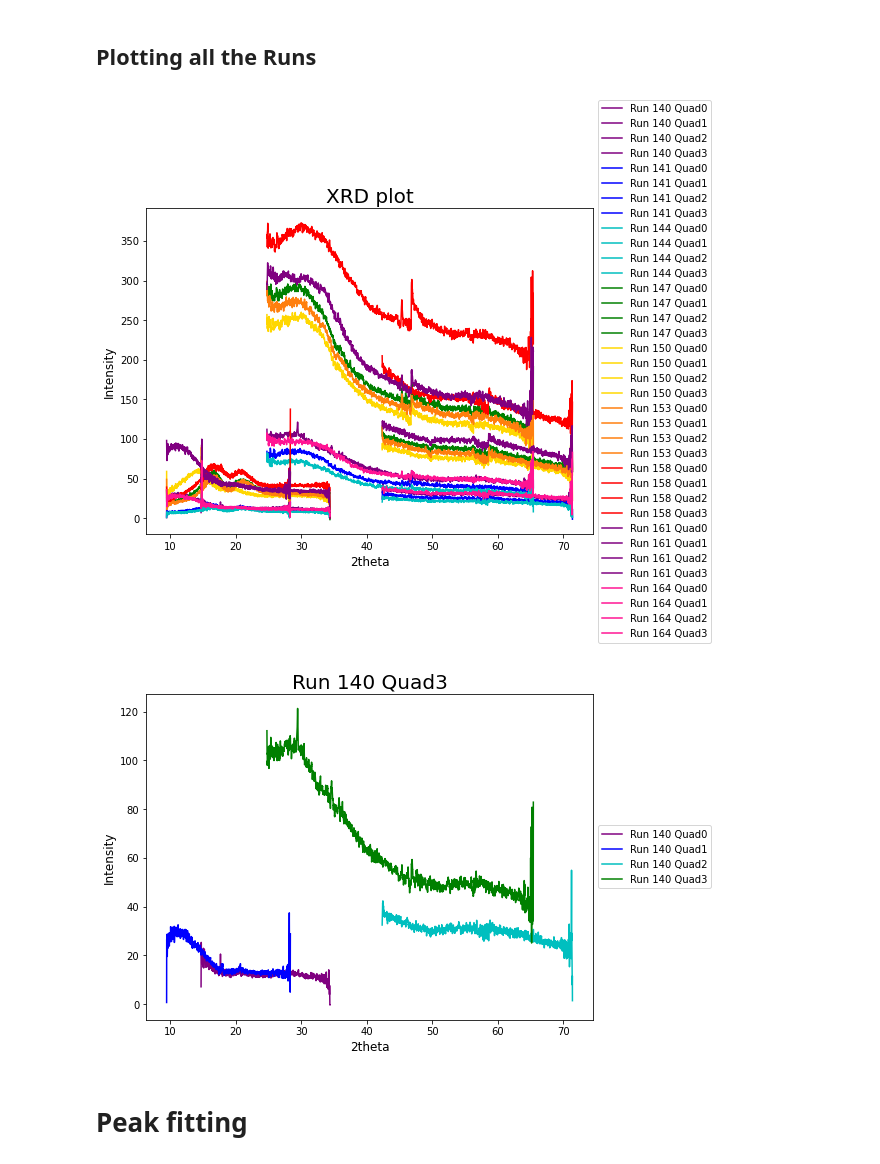
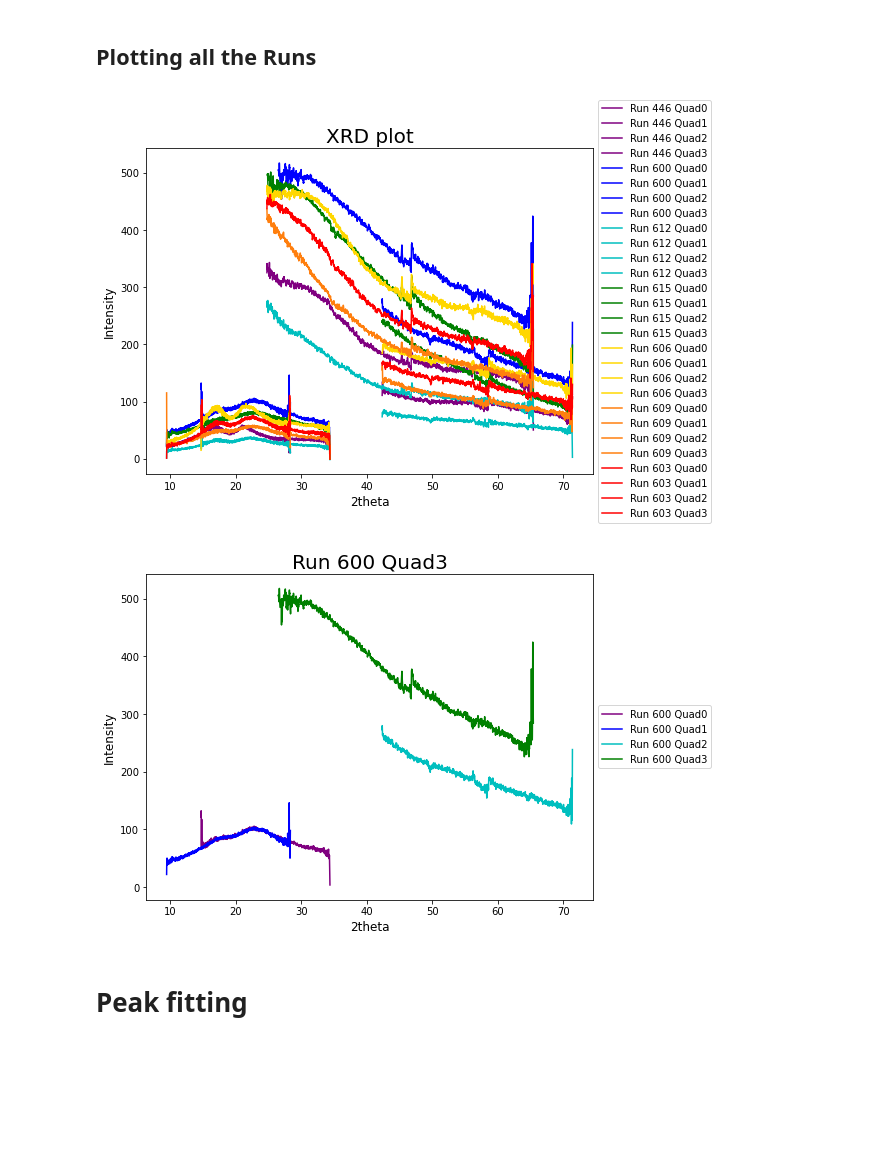
Before and after one commit to meeramadhavi/MEC_XRD_VISAR, a Jupyter notebook: Azimuthal_integration_Meera.ipynb, the cells around one changed output. Cells and saved outputs as stored; diff of their text form; code cells hidden in the pictures; blank space fills up the shorter version.

```diff
--- a/Azimuthal_integration_Meera.ipynb
+++ b/Azimuthal_integration_Meera.ipynb
@@ -71,7 +71,8 @@ else:
 #Runs = [140, 143, 146]#, 149, 152, 157, 160, 163, 166, 169, 173, 176, 182, 185, 179, 237, 240, 243, 249, 252, 255, 260, 263, 270, 273, 276, 282, 285, 288, 291, 294, 297, 300, 305, 311, 313, 316, 319, 327, 330, 336, 333, 339]
 #Runs = [139, 140, 142, 143, 145, 146, 148, 149, 151, 152, 157, 159, 160, 162, 163, 165, 166, 168, 169, 172, 173, 175, 176, 178, 181, 182, 184, 185, 179, 234, 237, 239, 240, 242, 243, 248, 249, 251, 252, 254, 255, 259, 260, 262, 263, 269, 270, 272, 273, 275, 276, 281, 282, 284, 284, 285, 287, 288, 290, 291, 293, 294, 296, 297, 299, 300, 302, 304, 305, 307, 310, 311, 312, 313, 315, 316, 318, 319, 326, 327, 329,  330, 335,  336, 332, 333, 338, 339]
 #Runs = [ 140, 141, 144, 147, 150, 153, 158, 161, 164] #, 141, 144, 147, 150, 153, 158, 161, 164, 419, 446, 460, 600, 612, 615] # what is wrong with 150?
-Runs = [ 413, 416, 419, 422, 425, 428, 431, 434, 437]
+#Runs = [ 413, 416, 419, 422, 425, 428, 431, 434, 437]
+Runs = [ 446, 600, 612, 615, 606, 609, 603]
 #Runs = [218, 219]#, 448, 449, 539, 540, 541]#, 67, 70, 88, 116, 117, 118, 127, 128, 129]
 dark_run = [124]
 #Runs = [249, 250, 244]
@@ -814,36 +813,36 @@ for i, _ in enumerate(Runs):
     for j, _ in enumerate(Quads):
         x = Int_1D_results['Run ' + str(Runs[i])]['Quad' + str(j)][0]
         y = Int_1D_results['Run ' +str(Runs[i])]['Quad' + str(j) ][1]
         plt.plot(x, y, label = 'Run ' + str(Runs[i])+ ' Quad' + str(j), color = clr[i])
 
 plt.xlabel('2theta', fontsize = 12)
 plt.ylabel('Intensity', fontsize = 12)
 plt.title('XRD plot', fontsize = 20)
 #plt.ylim([0, 50])
 plt.legend()
 plt.legend(loc='center left', bbox_to_anchor=(1, 0.5))
 plt.show()
 
 plt.figure()
-i =0
+i =1
 for j, _ in enumerate(Quads):
     x = Int_1D_results['Run ' + str(Runs[i])]['Quad' + str(j)][0]
     y = Int_1D_results['Run ' +str(Runs[i])]['Quad' + str(j) ][1]
     plt.plot(x, y, label = 'Run ' + str(Runs[i])+ ' Quad' + str(j), color = clr[j])
 
 plt.xlabel('2theta', fontsize = 12)
 plt.ylabel('Intensity', fontsize = 12)
 plt.title('Run ' +str(Runs[i])+' Quad' + str(j), fontsize = 20)
 #plt.ylim([0, 50])
 plt.legend()
 plt.legend(loc='center left', bbox_to_anchor=(1, 0.5))
 plt.show()
 
 
 # max(Integresults[1])
 # %% [output]
-[figure, old version]
+[figure, new version]
-[figure, old version]
+[figure, new version]
 # %% [markdown]
 # Peak fitting
 # %%
```
Also changed, not shown: parts of 33 cells of this notebook.
